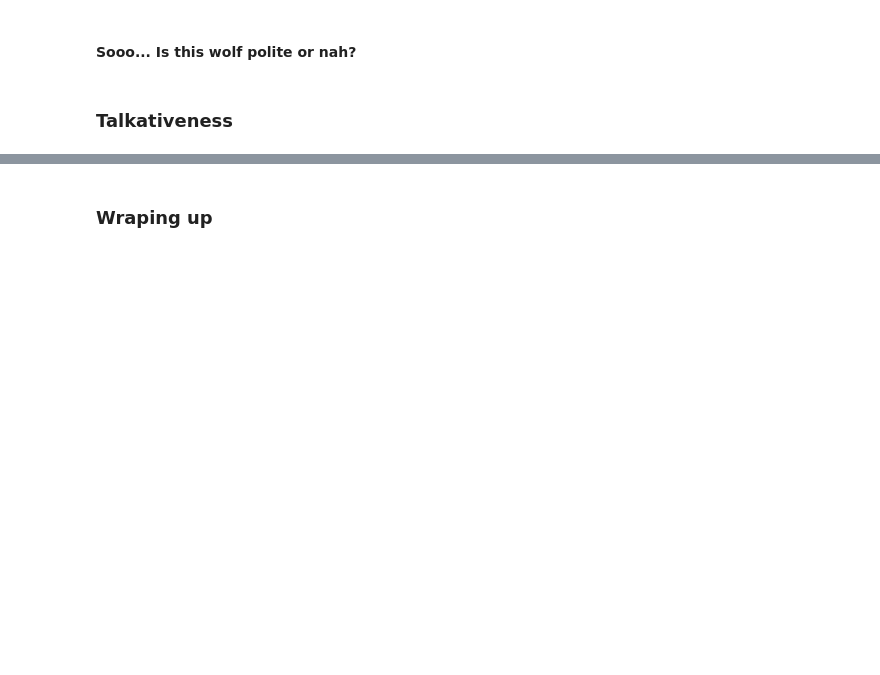
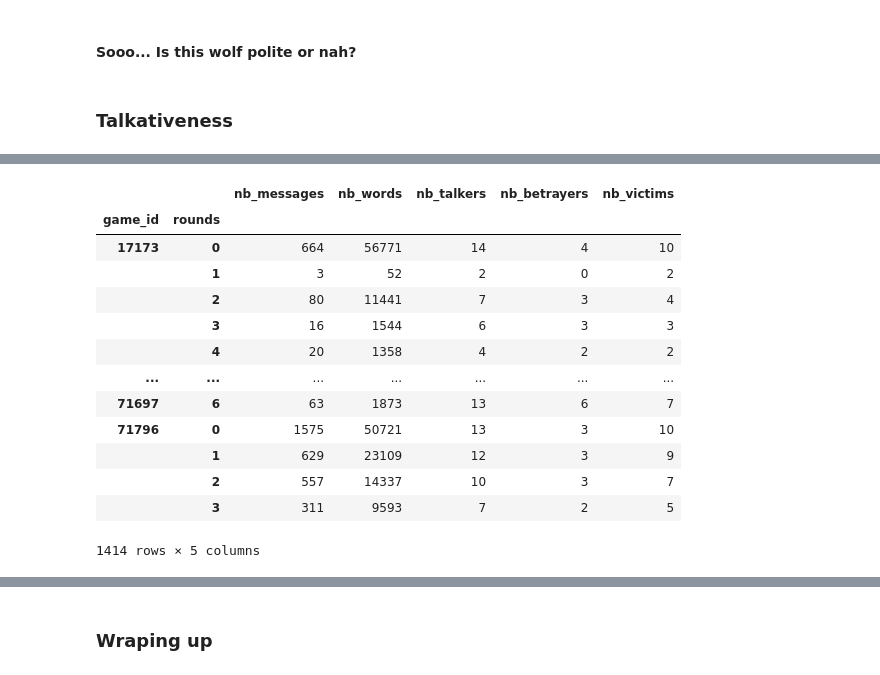
Before and after one commit to epfl-ada/ada-2020-project-milestone-p3-p3_bamboozled-gang, a Jupyter notebook: project_report.ipynb, the cells around one changed output, grey strips where cells are left out. Cells and saved outputs as stored; diff of their text form; code cells hidden in the pictures; blank space fills up the shorter version.

```diff
--- a/project_report.ipynb
+++ b/project_report.ipynb
@@ -808,0 +852,5 @@ df[df.betrayer].groupby(['game_id', 'author', 'rounds']).describe()
+# %%
+# create a DF w/ general informations about the players for each round
+info_player_round = df.groupby(['game_id', 'rounds', 'betrayer', 'author']).count()[['content']].rename({'content': 'nb_messages'}, axis=1)
+info_player_round['nb_words'] = df.groupby(['game_id', 'rounds', 'betrayer', 'author']).sum()[['nb_words']].values
+info_player_round
@@ -808,0 +872,4 @@ df[df.betrayer].groupby(['game_id', 'author', 'rounds']).describe()
+# %%
+# DF w
+info_round_role = info_player_round.sum(level=[0,1,2], axis=0)
+info_round_role
@@ -808,0 +891,23 @@ df[df.betrayer].groupby(['game_id', 'author', 'rounds']).describe()
+# %%
+info_rounds = info_round_role.sum(level=[0,1], axis=0)
+info_rounds['nb_talkers'] = [len(info_player_round.loc[ind]) for ind in info_rounds.index]
+info_rounds['nb_betrayers'] = [len(info_player_round.loc[ind+(True,)]) if True in info_player_round.loc[ind].index
+                                  else 0
+                                  for ind in info_rounds.index]
+info_rounds['nb_victims'] = info_rounds.nb_talkers - info_rounds.nb_betrayers
+info_rounds
+# %% [output]
+|  |  | nb_messages | nb_words | nb_talkers | nb_betrayers | nb_victims |
+| game_id | rounds |  |  |  |  |  |
+| 17173 | 0 | 664 | 56771 | 14 | 4 | 10 |
+|  | 1 | 3 | 52 | 2 | 0 | 2 |
+|  | 2 | 80 | 11441 | 7 | 3 | 4 |
+|  | 3 | 16 | 1544 | 6 | 3 | 3 |
+|  | 4 | 20 | 1358 | 4 | 2 | 2 |
+| ... | ... | ... | ... | ... | ... | ... |
+| 71697 | 6 | 63 | 1873 | 13 | 6 | 7 |
+| 71796 | 0 | 1575 | 50721 | 13 | 3 | 10 |
+|  | 1 | 629 | 23109 | 12 | 3 | 9 |
+|  | 2 | 557 | 14337 | 10 | 3 | 7 |
+|  | 3 | 311 | 9593 | 7 | 2 | 5 |
+1414 rows × 5 columns
```
Also changed, not shown: parts of 18 cells of this notebook.
